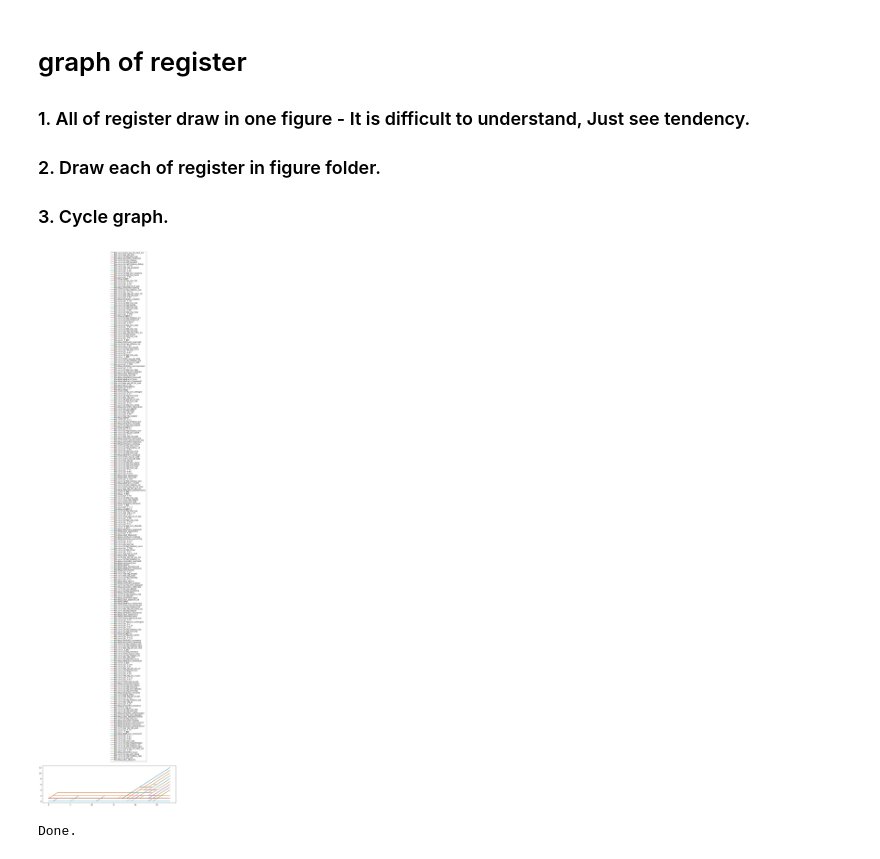
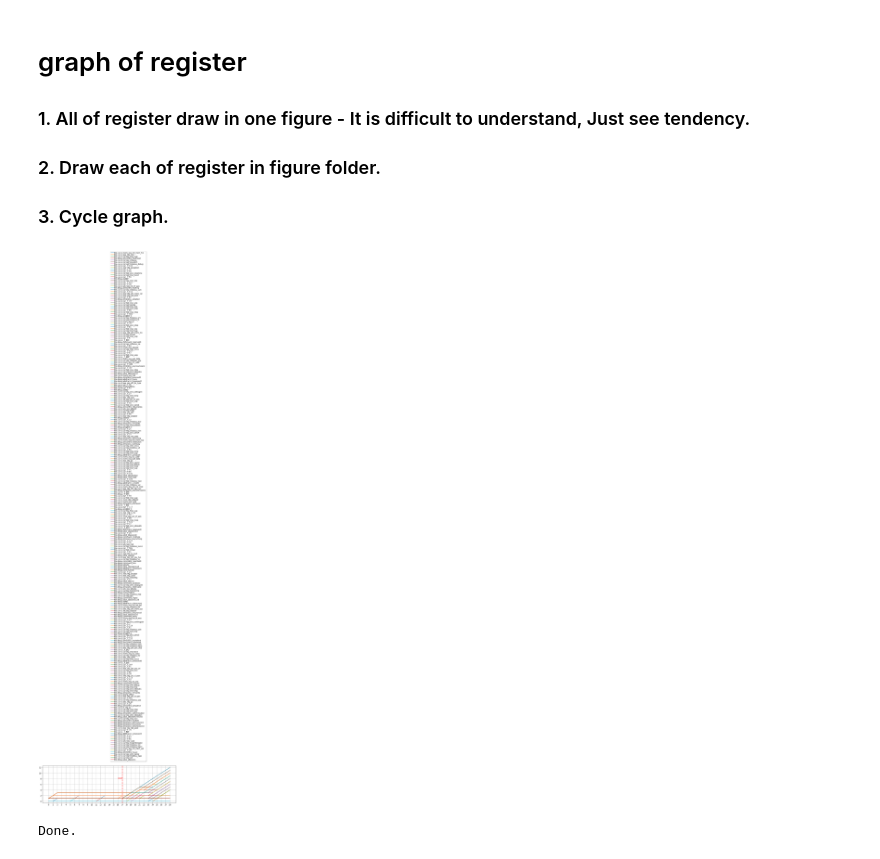
Before and after one commit to H0TSUN/Graph_meterial, a Jupyter notebook: graph_register.ipynb, the cells around one changed output. Cells and saved outputs as stored; diff of their text form; code cells hidden in the pictures.

```diff
--- a/graph_register.ipynb
+++ b/graph_register.ipynb
@@ -6,34 +6,41 @@
 # %%
 # 1. all of register draw in one figure
 import matplotlib.pyplot as plt
 import numpy as np
 import csv
 labels = []
+#data l
 with open('rv5_30/reg5_result_count.csv', newline='') as csvfile:
     reader = csv.reader(csvfile)
     for line in reader:
         x = np.arange(29)
         plt.plot(x, line[1:])
         labels.append(line[0])
+        plt.xticks(np.arange(0, 29, step=1))
 
+# detail config
 plt.legend(labels,
            loc='best', bbox_to_anchor=[0.5, 1.1],
            columnspacing=1.0, labelspacing=0.0,
            handletextpad=0.0, handlelength=2.0,
            fancybox=True, shadow=True)
+plt.grid(True)
 plt.yscale('linear')
+plt.axvline(17,color='r', linestyle='--', linewidth=3)
+plt.text(16, 8, s='reset', fontsize=10,color='r')
 
+#save path
 path = 'rv5_30'
 figname = 'all_of_figure.png'
 dest = os.path.join(path, figname)
 
 #file save
 plt.savefig(dest)
 plt.show()
 plt.cla()
 plt.close()
 # %% [output]
-[figure, old version]
+[figure, new version]
 # %%
 # 2. save each of register in path -> make_plots(path)
 from matplotlib import pyplot as plt, patches
```
Also changed, not shown: parts of 2 cells of this notebook.
